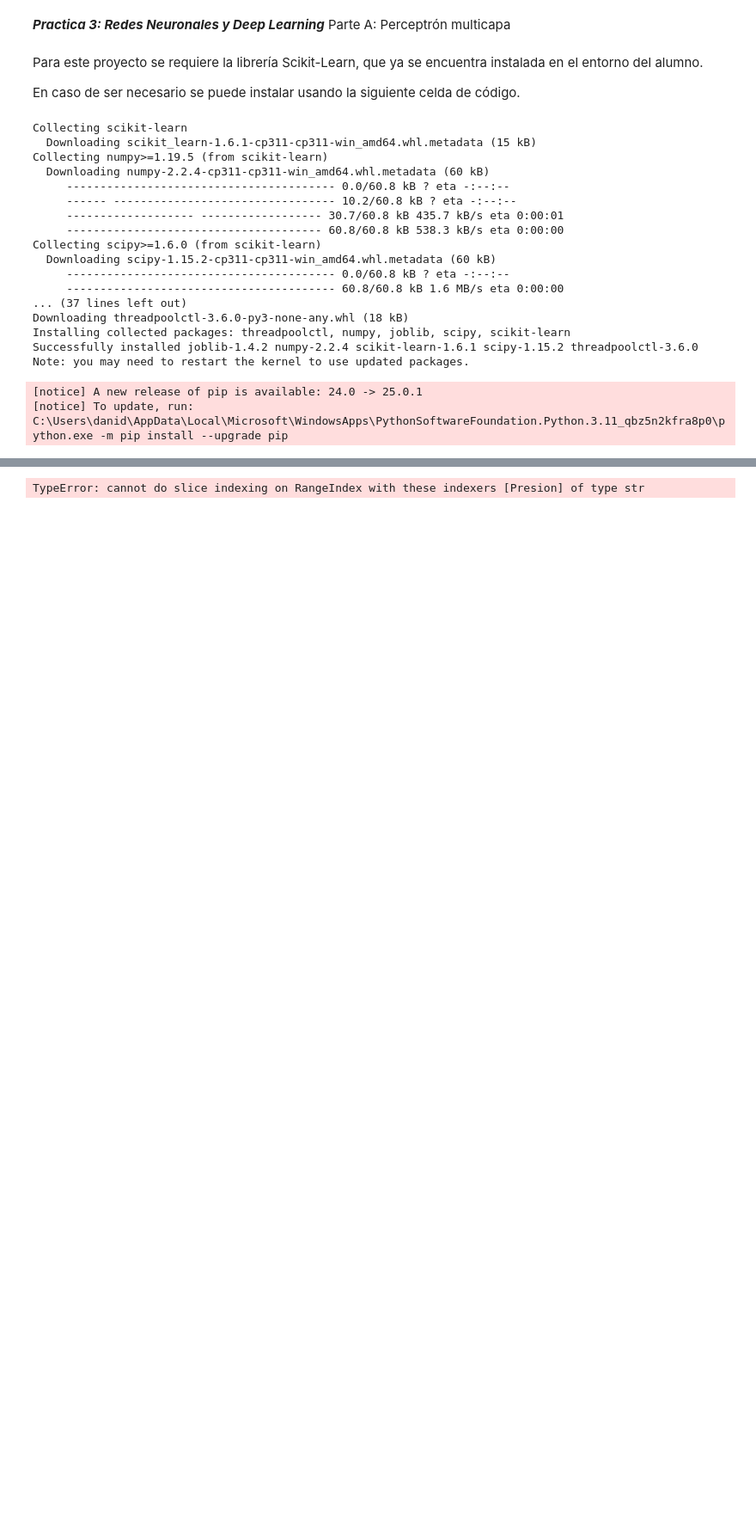
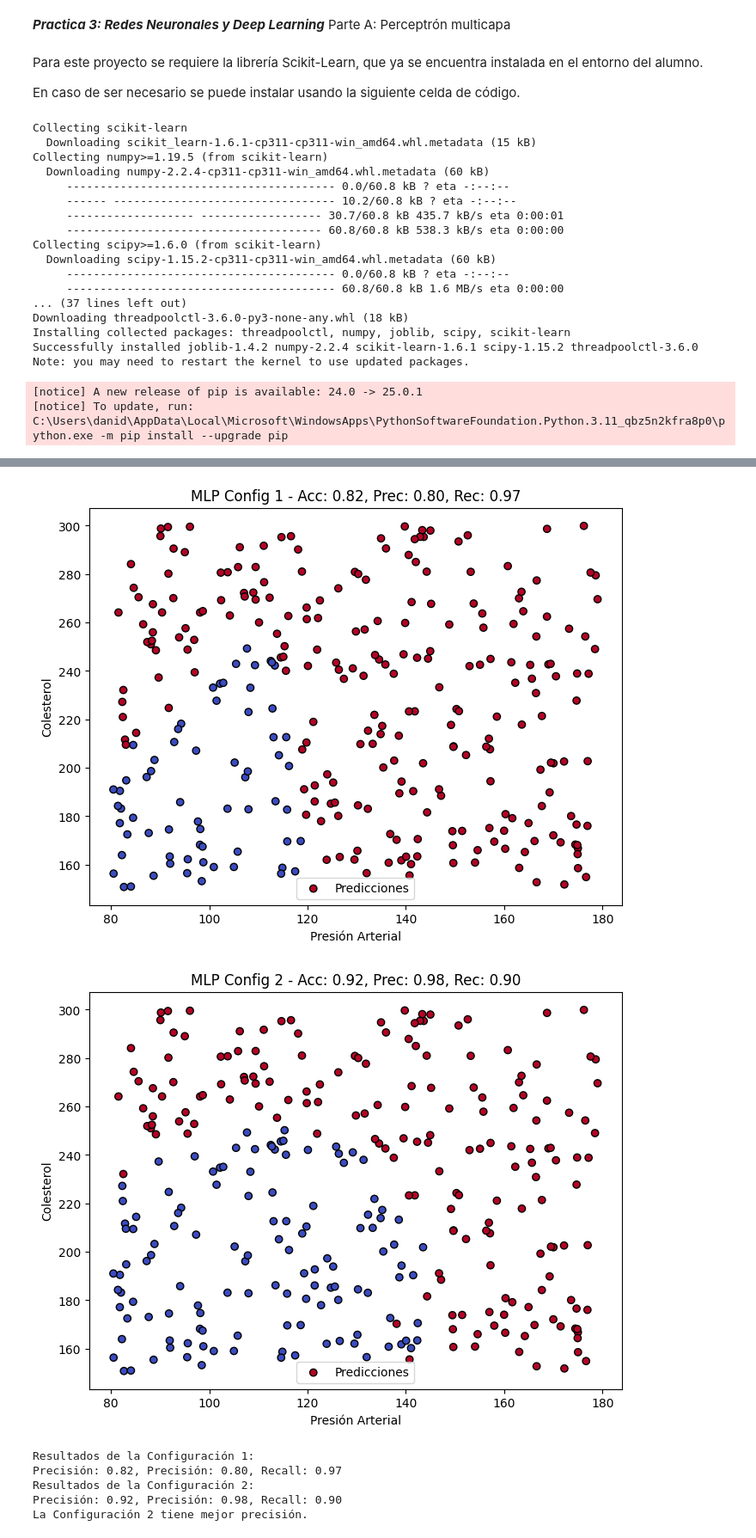
Before and after one commit to BoolDan/AA2025, a Jupyter notebook: Practica_3_Daniel/practica_3_A.ipynb, the cells around one changed output, grey strips where cells are left out. Shown at 86% size. Drawn from its saved outputs; the diff is of its cells as text; code cells hidden in the pictures; blank space fills up the shorter version.

```diff
--- a/Practica_3_Daniel/practica_3_A.ipynb
+++ b/Practica_3_Daniel/practica_3_A.ipynb
@@ -59,13 +29,0 @@ ModuleNotFoundError: No module named 'matplotlib'
-# %%
-#Calculamos el riesgo para cada
-def calcular_riesgo(presion, colesterol, bmi):
-  return sum([
-    (presion < 100) + (121 <= presion <= 140) + 2 * (presion > 140),
-    (180 <= colesterol <= 200) + 2 * (colesterol > 200),
-    (25 <= bmi <= 30) + 2 * (bmi > 30)])
-
-# comprobamos si la suma total de factores resulta en riesgo de prblemas vasculares
-riesgo = pd.DataFrame()
-riesgo = data.apply(lambda row: calcular_riesgo(row['Presion'], row['Colesterol'], row['BMI']), axis=1)
-riesgo = (riesgo >= 3).astype(int)
-riesgo.head()
@@ -79,44 +80,57 @@ dtype: int32
 # %%
-
-# Dividimos la data que hemos generado en los conjuntos
+# Dividir los datos en entrenamiento y evaluación
 X_train, X_test, y_train, y_test = train_test_split(data, riesgo, test_size=0.3, random_state=42)
 
-# Entrenar MLP con una primera configuración
+# Configuración 1: Red neuronal con menos neuronas
 mlp1 = MLPClassifier(hidden_layer_sizes=(10, 5), activation='relu', solver='adam', max_iter=500, random_state=42)
 mlp1.fit(X_train, y_train)
 
-# Evaluación
+# Evaluación de la configuración 1
 y_pred1 = mlp1.predict(X_test)
 accuracy1 = accuracy_score(y_test, y_pred1)
 precision1 = precision_score(y_test, y_pred1)
 recall1 = recall_score(y_test, y_pred1)
 
-# Segunda configuración con más neuronas
+# Configuración 2: Red neuronal con más neuronas
 mlp2 = MLPClassifier(hidden_layer_sizes=(20, 10), activation='relu', solver='adam', max_iter=500, random_state=42)
 mlp2.fit(X_train, y_train)
 
+# Evaluación de la configuración 2
 y_pred2 = mlp2.predict(X_test)
 accuracy2 = accuracy_score(y_test, y_pred2)
 precision2 = precision_score(y_test, y_pred2)
 recall2 = recall_score(y_test, y_pred2)
 
-# Visualización de los resultados
+# Función para graficar los resultados
 def plot_results(X, y, model, title):
     plt.figure(figsize=(8, 6))
     plt.scatter(X[:, 0], X[:, 1], c=model.predict(X), cmap='coolwarm', marker='o', edgecolor='k', label='Predicciones')
     plt.xlabel('Presión Arterial')
     plt.ylabel('Colesterol')
     plt.title(title)
     plt.legend()
     plt.show()
 
+# Graficar resultados de ambas configuraciones
 plot_results(X_test, y_test, mlp1, f'MLP Config 1 - Acc: {accuracy1:.2f}, Prec: {precision1:.2f}, Rec: {recall1:.2f}')
 plot_results(X_test, y_test, mlp2, f'MLP Config 2 - Acc: {accuracy2:.2f}, Prec: {precision2:.2f}, Rec: {recall2:.2f}')
 
 # Comparación de configuraciones
 print("Resultados de la Configuración 1:")
 print(f"Precisión: {accuracy1:.2f}, Precisión: {precision1:.2f}, Recall: {recall1:.2f}")
 print("Resultados de la Configuración 2:")
 print(f"Precisión: {accuracy2:.2f}, Precisión: {precision2:.2f}, Recall: {recall2:.2f}")
+
+# Discusión de resultados
+if accuracy1 > accuracy2:
+    print("La Configuración 1 tiene mejor precisión.")
+else:
+    print("La Configuración 2 tiene mejor precisión.")
 # %% [output]
+[figure, added]
+[figure, added]
-TypeError: cannot do slice indexing on RangeIndex with these indexers [Presion] of type str
+Resultados de la Configuración 1:
+Precisión: 0.82, Precisión: 0.80, Recall: 0.97
+Resultados de la Configuración 2:
+Precisión: 0.92, Precisión: 0.98, Recall: 0.90
+La Configuración 2 tiene mejor precisión.
```
Also changed, not shown: parts of 4 cells of this notebook.
